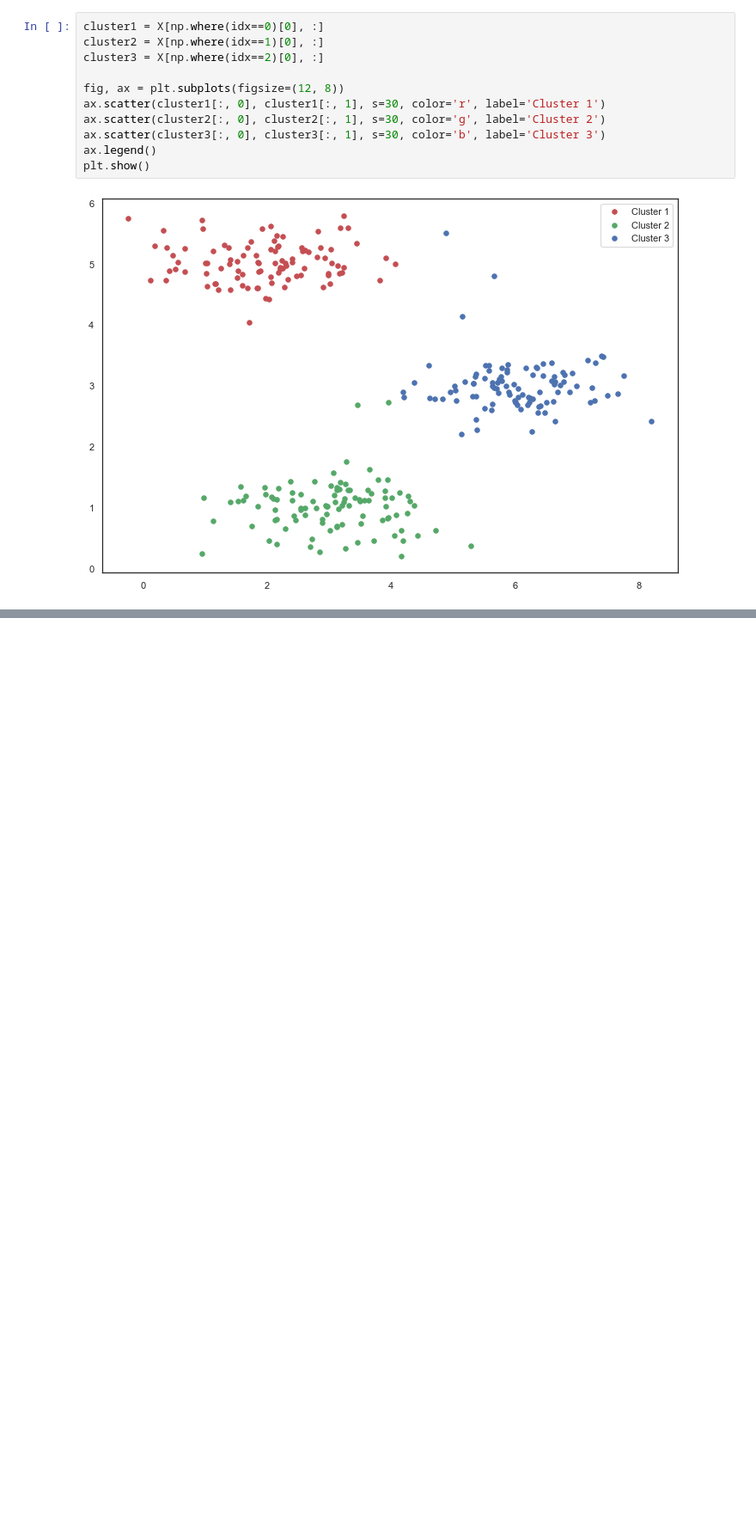
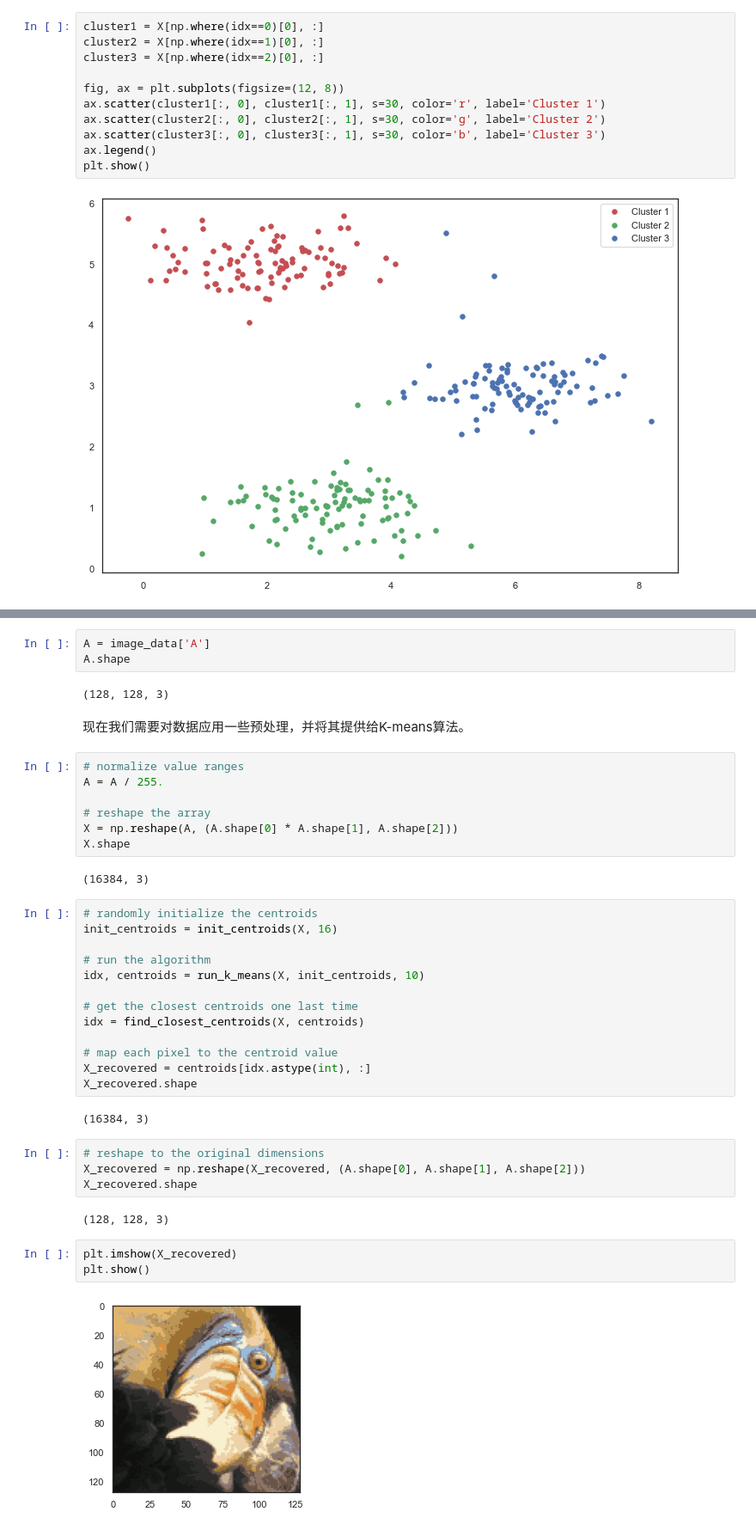
Before and after one commit to FCBleomessi10/NG-MachineLearning-python, a Jupyter notebook: K-means和PCA主成分分析/K-means和PCA主成分分析.ipynb, the cells around one changed output, grey strips where cells are left out. Shown: that part at 86% size. Cells and saved outputs as stored; diff of their text form; blank space fills up the shorter version.

```diff
--- a/K-means和PCA主成分分析/K-means和PCA主成分分析.ipynb
+++ b/K-means和PCA主成分分析/K-means和PCA主成分分析.ipynb
@@ -103,0 +175,42 @@ plt.show()
+# %%
+A = image_data['A']
+A.shape
+# %% [output]
+(128, 128, 3)
+# %% [markdown]
+现在我们需要对数据应用一些预处理，并将其提供给K-means算法。
+# %%
+# normalize value ranges
+A = A / 255.
+
+# reshape the array
+X = np.reshape(A, (A.shape[0] * A.shape[1], A.shape[2]))
+X.shape
+# %% [output]
+(16384, 3)
+# %%
+# randomly initialize the centroids
+init_centroids = init_centroids(X, 16)
+
+# run the algorithm
+idx, centroids = run_k_means(X, init_centroids, 10)
+
+# get the closest centroids one last time
+idx = find_closest_centroids(X, centroids)
+
+# map each pixel to the centroid value
+X_recovered = centroids[idx.astype(int), :]
+X_recovered.shape
+# %% [output]
+(16384, 3)
+# %%
+# reshape to the original dimensions
+X_recovered = np.reshape(X_recovered, (A.shape[0], A.shape[1], A.shape[2]))
+X_recovered.shape
+# %% [output]
+(128, 128, 3)
+# %%
+plt.imshow(X_recovered)
+plt.show()
+# %% [output]
+[figure, added]
```
Also changed, not shown: parts of 20 cells of this notebook, 3 other files.
